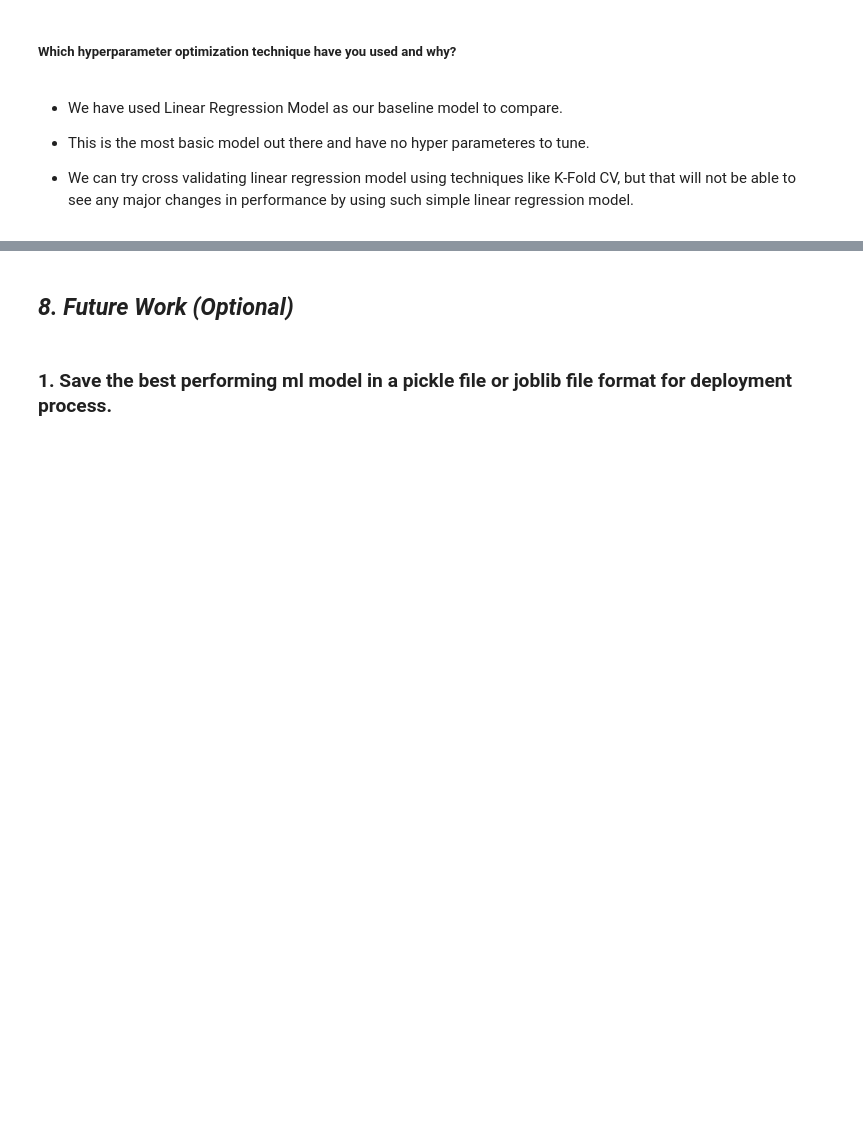
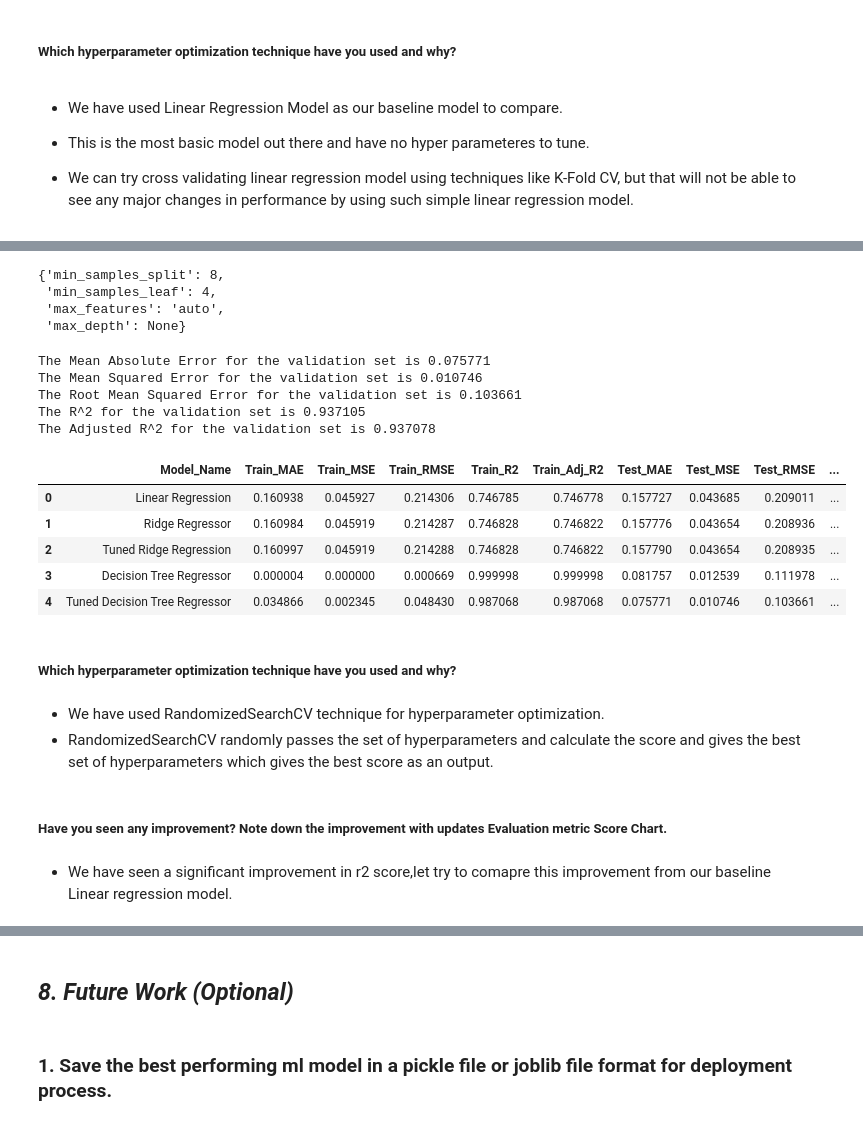
Before and after one commit to Rajat-Sri/Capstone---2---Rossmann-Sales-Prediction-Regression-Model, a Jupyter notebook: Rossmann_Sales_Prediction_Regression_Model.ipynb, the cells around one changed output, grey strips where cells are left out. Cells and saved outputs as stored; diff of their text form; code cells hidden in the pictures; blank space fills up the shorter version.

```diff
--- a/Rossmann_Sales_Prediction_Regression_Model.ipynb
+++ b/Rossmann_Sales_Prediction_Regression_Model.ipynb
@@ -1533,0 +1586,4 @@ The Adjusted R^2 for the validation set is 0.744195
+# %%
+# Using value of alpha as 319.92671377973846 to get best accuracy for Ridge Regression
+ridge = Ridge(alpha = 319.92671377973846)
+ridge.fit(X_train, y_train)
@@ -1533,0 +1635,9 @@ The Adjusted R^2 for the validation set is 0.744195
+# %%
+# ML Model - 3 Decision Tree
+
+#Importing libraries
+from sklearn.tree import DecisionTreeRegressor
+
+# Fit the Algorithm
+dt = DecisionTreeRegressor(random_state=42)
+dt.fit(X_train,y_train)
@@ -1533,0 +1672,17 @@ The Adjusted R^2 for the validation set is 0.744195
+# %%
+#import
+from sklearn.model_selection import RandomizedSearchCV
+
+#fitting
+dt_tuned = DecisionTreeRegressor()
+#grid
+random_grid = {
+ 'max_depth': [ 90, 100, None],
+ 'max_features': ['auto', 'sqrt'],
+ 'min_samples_leaf': [1, 2, 4],
+ 'min_samples_split': [2, 5, 8],}
+
+dt_random = RandomizedSearchCV(estimator = dt_tuned, param_distributions = random_grid, n_iter = 10, cv = 5, verbose=2, random_state=42)
+
+#fitting
+dt_random.fit(X_train,y_train)
@@ -1533,0 +1713,41 @@ The Adjusted R^2 for the validation set is 0.744195
+# %%
+#best para
+dt_random.best_params_
+# %% [output]
+{'min_samples_split': 8,
+ 'min_samples_leaf': 4,
+ 'max_features': 'auto',
+ 'max_depth': None}
+# %%
+#save the best parameters
+random_dt = dt_random.best_estimator_
+# %%
+#decision tree evaluation
+decision_tree_tuned = model_evaluation('Tuned Decision Tree Regressor',random_dt,X_train,y_train,X_test,y_test)
+
+#add results to comparison df
+add_list_to_final_df(decision_tree_tuned)
+
+#comparison df
+comparison_df
+# %% [output]
+The Mean Absolute Error for the validation set is 0.075771
+The Mean Squared Error for the validation set is 0.010746
+The Root Mean Squared Error for the validation set is 0.103661
+The R^2 for the validation set is 0.937105
+The Adjusted R^2 for the validation set is 0.937078
+|  | Model_Name | Train_MAE | Train_MSE | Train_RMSE | Train_R2 | Train_Adj_R2 | Test_MAE | Test_MSE | Test_RMSE | ... |
+| 0 | Linear Regression | 0.160938 | 0.045927 | 0.214306 | 0.746785 | 0.746778 | 0.157727 | 0.043685 | 0.209011 | ... |
+| 1 | Ridge Regressor | 0.160984 | 0.045919 | 0.214287 | 0.746828 | 0.746822 | 0.157776 | 0.043654 | 0.208936 | ... |
+| 2 | Tuned Ridge Regression | 0.160997 | 0.045919 | 0.214288 | 0.746828 | 0.746822 | 0.157790 | 0.043654 | 0.208935 | ... |
+| 3 | Decision Tree Regressor | 0.000004 | 0.000000 | 0.000669 | 0.999998 | 0.999998 | 0.081757 | 0.012539 | 0.111978 | ... |
+| 4 | Tuned Decision Tree Regressor | 0.034866 | 0.002345 | 0.048430 | 0.987068 | 0.987068 | 0.075771 | 0.010746 | 0.103661 | ... |
+# %% [markdown]
+##### Which hyperparameter optimization technique have you used and why?
+# %% [markdown]
+- We have used RandomizedSearchCV technique for hyperparameter optimization.
+- RandomizedSearchCV randomly passes the set of hyperparameters and calculate the score and gives the best set of hyperparameters which gives the best score as an output.
+# %% [markdown]
+##### Have you seen any improvement? Note down the improvement with updates Evaluation metric Score Chart.
+# %% [markdown]
+- We have seen a significant improvement in r2 score,let try to comapre this improvement from our baseline Linear regression model.
```
Also changed, not shown: parts of 28 cells of this notebook.
